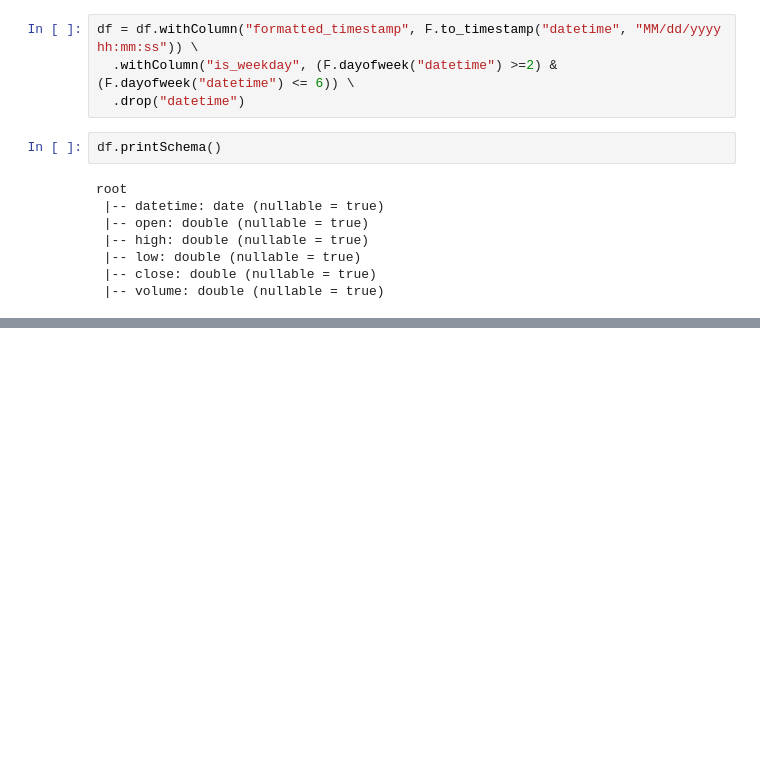
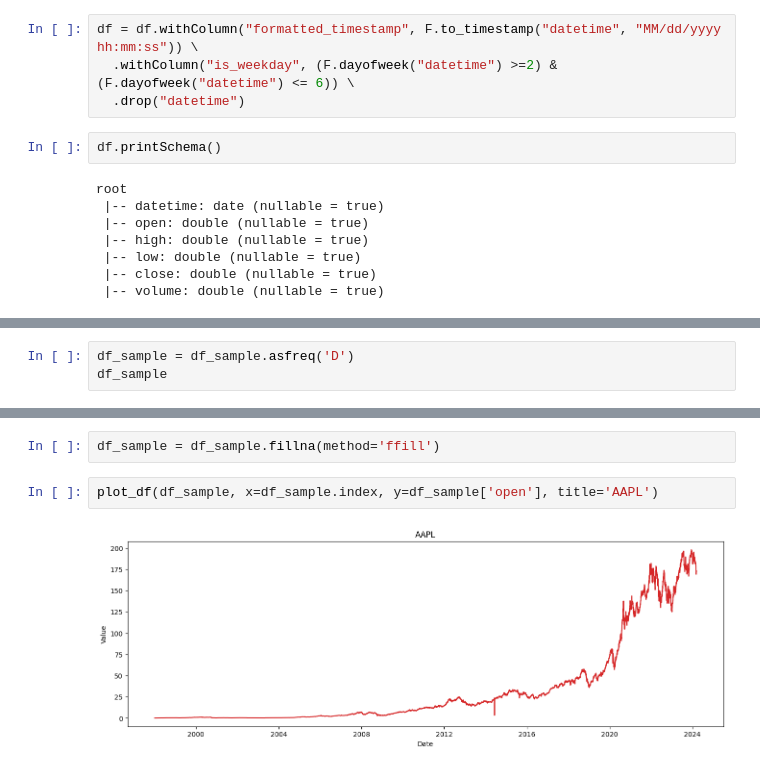
Before and after one commit to ndbaolam/Stock-Prediction, a Jupyter notebook: notebooks/spark.ipynb, the cells around one changed output, grey strips where cells are left out. Drawn from its saved outputs; the diff is of its cells as text; blank space fills up the shorter version.

```diff
--- a/notebooks/spark.ipynb
+++ b/notebooks/spark.ipynb
@@ -116,0 +116,3 @@ plot_df(aapl_df, x=aapl_df['datetime'], y=aapl_df['open'], title='APPLE')
+# %%
+df_sample = df_sample.asfreq('D')
+df_sample
@@ -116,0 +144,6 @@ plot_df(aapl_df, x=aapl_df['datetime'], y=aapl_df['open'], title='APPLE')
+# %%
+df_sample = df_sample.fillna(method='ffill')
+# %%
+plot_df(df_sample, x=df_sample.index, y=df_sample['open'], title='AAPL')
+# %% [output]
+[figure, added]
```
Also changed, not shown: parts of 14 cells of this notebook, 12 other files.
